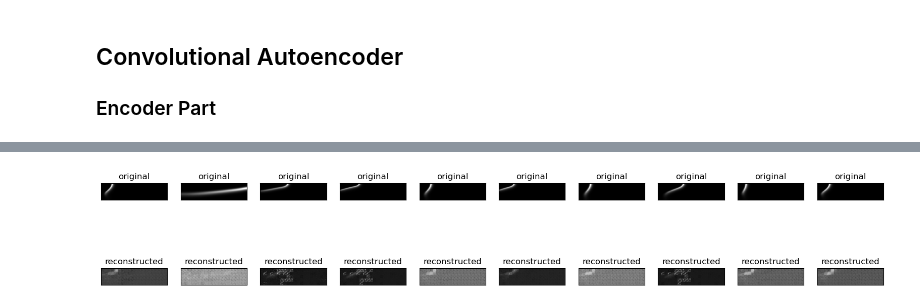
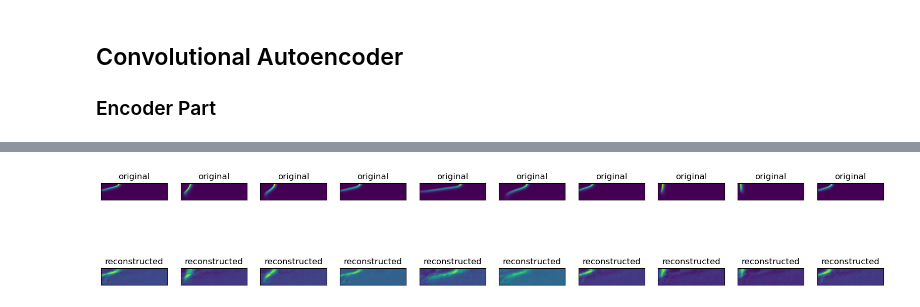
Before and after one commit to zzhuqshun/ML-for-dynamical-system, a Jupyter notebook: Autoencoder.ipynb, the cells around one changed output, grey strips where cells are left out. Cells and saved outputs as stored; diff of their text form; code cells hidden in the pictures.

```diff
--- a/Autoencoder.ipynb
+++ b/Autoencoder.ipynb
@@ -131,6 +117,6 @@ array([[[[ 2.82242454e-13],
 [figure]
 # %%
-fig = plt.figure(figsize=(12, 20))
+fig = plt.figure(figsize=(15, 40))
 columns = 5
 rows = 20
 
@@ -139,6 +125,4 @@ for i in range(1, columns * rows):
     fig.add_subplot(rows, columns, i)
     plt.imshow(img)
 plt.show()
-
-## Get the outlier out(TODO)
 # %% [output]
@@ -203,7 +215,11 @@ class Autoencoder(tf.keras.Model):
         tf.keras.layers.Conv2D(filters=32, kernel_size=3, strides=1, padding='same'),
         tf.keras.layers.BatchNormalization(),
         tf.keras.layers.LeakyReLU(),
-        tf.keras.layers.MaxPooling2D(pool_size=(3, 3)),
+        # tf.keras.layers.MaxPooling2D(pool_size=(3, 3)),
+
+        tf.keras.layers.Conv2D(filters=32, kernel_size=3, strides=3, padding='same'),
+        tf.keras.layers.BatchNormalization(),
+        tf.keras.layers.LeakyReLU(),
 
         # Conv layer + BatchNom + LeakyReLU + MaxPooling
         tf.keras.layers.Conv2D(filters=64, kernel_size=5, strides=5,padding='same'),
@@ -226,7 +242,7 @@ class Autoencoder(tf.keras.Model):
                 tf.keras.layers.Reshape(target_shape = (1,4,64)),
 
                 # Conv layer
-                tf.keras.layers.Conv2DTranspose(filters=64, kernel_size=5, strides=5,padding='same'),
+                tf.keras.layers.Conv2DTranspose(filters=64, kernel_size=3, strides=3,padding='same'),
                 tf.keras.layers.BatchNormalization(),
                 tf.keras.layers.LeakyReLU(),
 
@@ -236,9 +252,9 @@ class Autoencoder(tf.keras.Model):
                 tf.keras.layers.LeakyReLU(),
 
                 # Conv layer
-                tf.keras.layers.Conv2DTranspose(filters=1, kernel_size=3, strides=3, padding='same'),
+                tf.keras.layers.Conv2DTranspose(filters=1, kernel_size=5, strides=5, padding='same'),
                 tf.keras.layers.BatchNormalization(),
-                tf.keras.layers.Activation('sigmoid')
+                tf.keras.layers.LeakyReLU()
                 ])
 
   def call(self, x):
@@ -247,16 +263,16 @@ class Autoencoder(tf.keras.Model):
     return decoded
 
 
-latent_dim = 4
+latent_dim = 8
 autoencoder = Autoencoder(latent_dim)
-autoencoder.compile(optimizer='adam', loss=tf.keras.losses.MeanSquaredError())
+autoencoder.compile(optimizer='adam', loss='mse')
 # %%
 # def ae_loss(y_true, y_pred):
 #     loss = tf.keras.losses.mean_squared_error(y_true,y_pred)
 #     return loss
 
-autoencoder.fit(train_data, train_data,
-                epochs=500,
-                batch_size = 32,
+hist = autoencoder.fit(train_data, train_data,
+                epochs=100,
+                batch_size = 8,
                 validation_data=(test_data, test_data))
 # %% [output]
@@ -284,23 +308,21 @@ decoded_imgs = autoencoder.decoder(encoded_imgs).numpy()
 # %%
 n = 10
 plt.figure(figsize=(20, 4))
 for i in range(n):
   # display original
   ax = plt.subplot(2, n, i + 1)
   plt.imshow(test_data[i])
   plt.title("original")
-  plt.gray()
   ax.get_xaxis().set_visible(False)
   ax.get_yaxis().set_visible(False)
 
   # display reconstruction
   ax = plt.subplot(2, n, i + 1 + n)
   plt.imshow(decoded_imgs[i])
   plt.title("reconstructed")
-  plt.gray()
   ax.get_xaxis().set_visible(False)
   ax.get_yaxis().set_visible(False)
 plt.show()
 # %% [output]
-[figure, old version]
+[figure, new version]
 # %%
```
Also changed, not shown: parts of 10 cells of this notebook.
